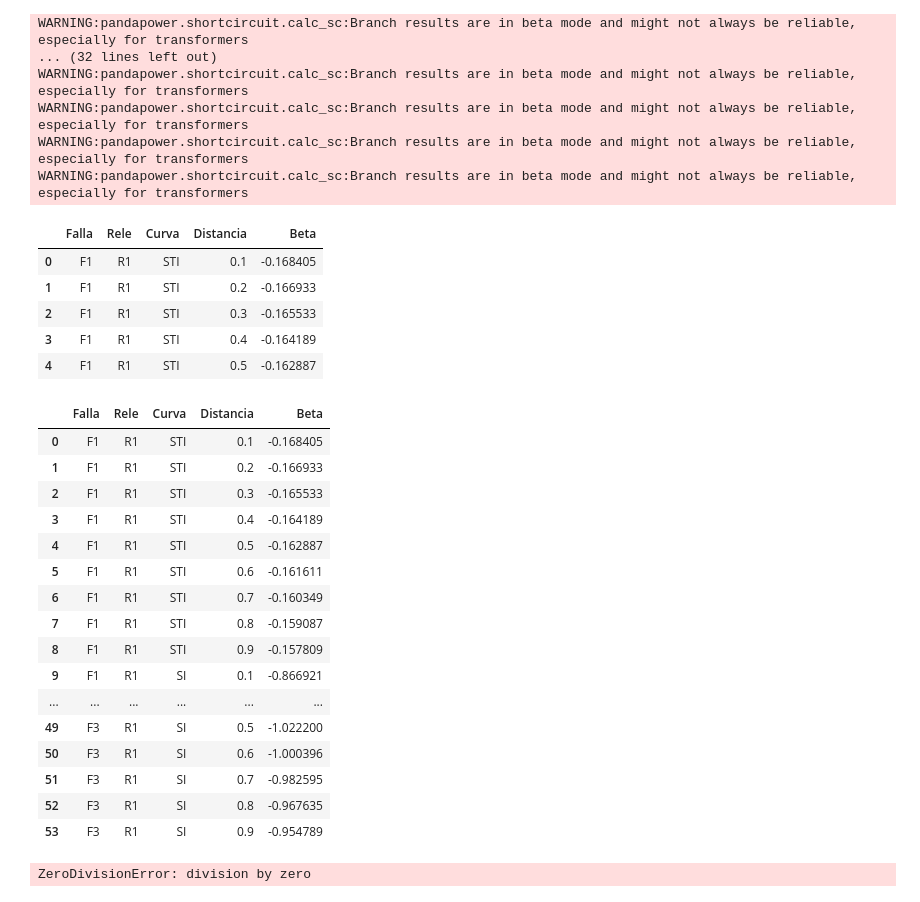
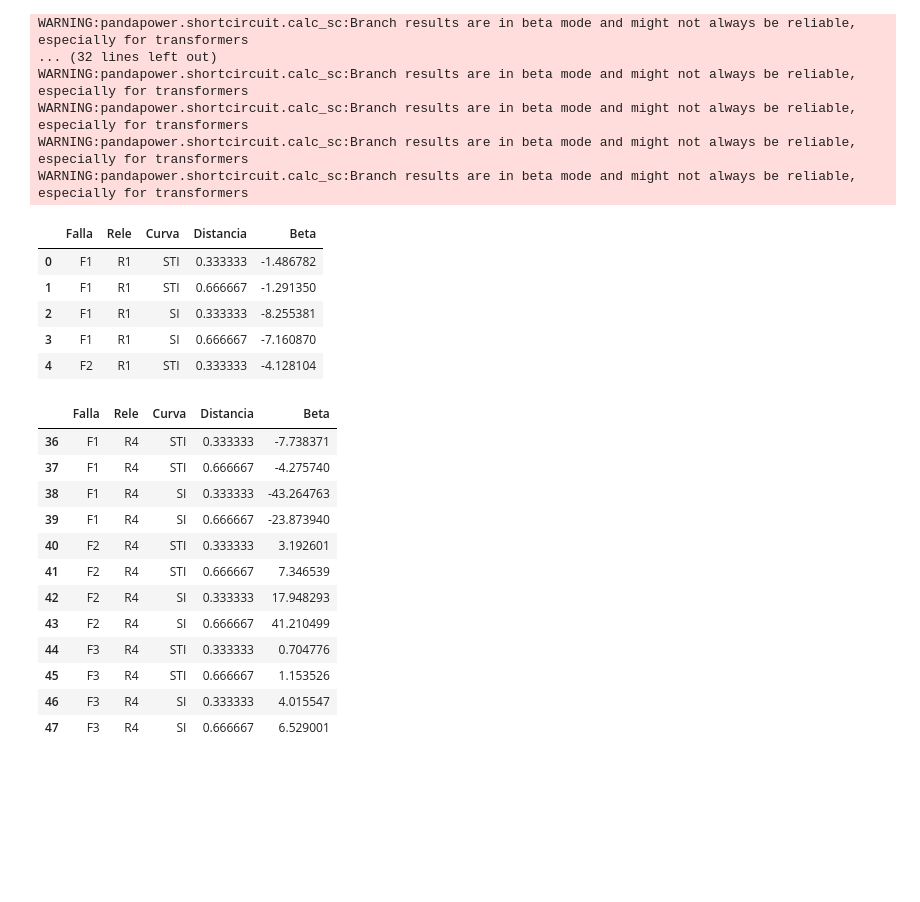
Before and after one commit to leonidasf300/OUU2026, a Jupyter notebook: LeonSerna_OUU_project_v0_simple_feeder.ipynb, the cells around one changed output. Saved outputs shown, nothing was run; the diff lists cells and outputs as text; code cells hidden in the pictures; blank space fills up the shorter version.

```diff
--- a/LeonSerna_OUU_project_v0_simple_feeder.ipynb
+++ b/LeonSerna_OUU_project_v0_simple_feeder.ipynb
@@ -234,3 +174,35 @@ faults = {"F1":"DL-5", "F2":"DL-4", "F3":"DL-2"}
+# %%
+#ICC = ICC4.copy()
+
+#columns: main
+#rows: back ups
+   #R7,R6,R4,R2
+#R7
+#R6
+#R4
+#R2
+BACKUP = [[0,0,0,0],#R1
+          [1,0,0,0],#R2
+          [1,1,0,0],#R3
+          [1,1,1,0]]#R4
+
+#R7
+#R6
+#R4
+#R2
+CT_PS = [[800,0.5],#[[1200,1],#1
+          [400,0.5],#6
+          [400,0.5],#4
+          [400,0.5]]#2
+
+# faults = {"F1":"DL-5", "F2":"DL-4", "F3":"DL-2", "F4":"DL-1", "F5":"DL-3"}
+#             7,6,4,2
+#             1,2,3,4
+principal = [[0,0,0,1],
+              [0,0,1,0],
+              [0,1,0,0]]
+
+faults = {"F1":"DL-5", "F2":"DL-4", "F3":"DL-2"}
 # %%
 headers = ["DG0", "DG1", "DG2", "DG3","DG4"]
 rows = ["OM1","OM2","OM3","OM4"]
@@ -307,7 +279,7 @@ def calculate_sc_percentage(net, nombre_linea, pasos=10):
         #     "I_Relé_Front": net.res_line_sc.ikss_ka.at[l1],
         #     "I_Relé_Back": net.res_line_sc.ikss_ka.at[l2]
         # })
-        resultados.append(net.res_line_sc.ikss_ka.at[l1])
+        resultados.append(net.res_line_sc.ikss_ka.at[l1]*1000)
 
         # Limpiar para no acumular líneas en el modelo
         pp.drop_lines(net, [l1, l2])
@@ -383,32 +355,24 @@ beta_df = pd.DataFrame(beta_data)
 display(beta_df.head())
 # %% [output]
 |  | Falla | Rele | Curva | Distancia | Beta |
-| 0 | F1 | R1 | STI | 0.1 | -0.168405 |
-| 1 | F1 | R1 | STI | 0.2 | -0.166933 |
-| 2 | F1 | R1 | STI | 0.3 | -0.165533 |
-| 3 | F1 | R1 | STI | 0.4 | -0.164189 |
-| 4 | F1 | R1 | STI | 0.5 | -0.162887 |
+| 0 | F1 | R1 | STI | 0.333333 | -1.486782 |
+| 1 | F1 | R1 | STI | 0.666667 | -1.291350 |
+| 2 | F1 | R1 | SI | 0.333333 | -8.255381 |
+| 3 | F1 | R1 | SI | 0.666667 | -7.160870 |
+| 4 | F2 | R1 | STI | 0.333333 | -4.128104 |
 # %%
-beta_df[beta_df["Rele"]=="R1"]
+beta_df[beta_df["Rele"]=="R4"]
 # %% [output]
 |  | Falla | Rele | Curva | Distancia | Beta |
-| 0 | F1 | R1 | STI | 0.1 | -0.168405 |
-| 1 | F1 | R1 | STI | 0.2 | -0.166933 |
-| 2 | F1 | R1 | STI | 0.3 | -0.165533 |
-| 3 | F1 | R1 | STI | 0.4 | -0.164189 |
-| 4 | F1 | R1 | STI | 0.5 | -0.162887 |
-| 5 | F1 | R1 | STI | 0.6 | -0.161611 |
-| 6 | F1 | R1 | STI | 0.7 | -0.160349 |
-| 7 | F1 | R1 | STI | 0.8 | -0.159087 |
-| 8 | F1 | R1 | STI | 0.9 | -0.157809 |
-| 9 | F1 | R1 | SI | 0.1 | -0.866921 |
-| ... | ... | ... | ... | ... | ... |
-| 49 | F3 | R1 | SI | 0.5 | -1.022200 |
-| 50 | F3 | R1 | SI | 0.6 | -1.000396 |
-| 51 | F3 | R1 | SI | 0.7 | -0.982595 |
-| 52 | F3 | R1 | SI | 0.8 | -0.967635 |
-| 53 | F3 | R1 | SI | 0.9 | -0.954789 |
+| 36 | F1 | R4 | STI | 0.333333 | -7.738371 |
+| 37 | F1 | R4 | STI | 0.666667 | -4.275740 |
+| 38 | F1 | R4 | SI | 0.333333 | -43.264763 |
+| 39 | F1 | R4 | SI | 0.666667 | -23.873940 |
+| 40 | F2 | R4 | STI | 0.333333 | 3.192601 |
+| 41 | F2 | R4 | STI | 0.666667 | 7.346539 |
+| 42 | F2 | R4 | SI | 0.333333 | 17.948293 |
+| 43 | F2 | R4 | SI | 0.666667 | 41.210499 |
+| 44 | F3 | R4 | STI | 0.333333 | 0.704776 |
+| 45 | F3 | R4 | STI | 0.666667 | 1.153526 |
+| 46 | F3 | R4 | SI | 0.333333 | 4.015547 |
+| 47 | F3 | R4 | SI | 0.666667 | 6.529001 |
-# %%
-1/0
-# %% [output]
-ZeroDivisionError: division by zero
```
Also changed, not shown: parts of 29 cells of this notebook.
